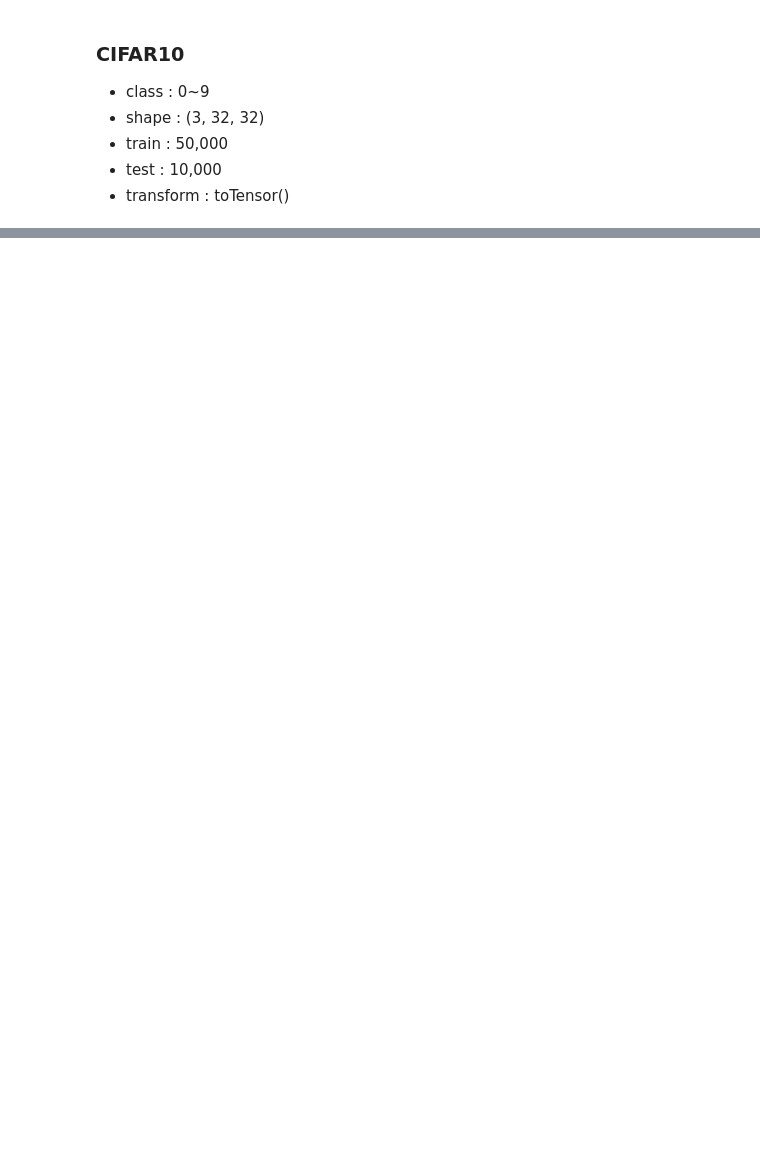
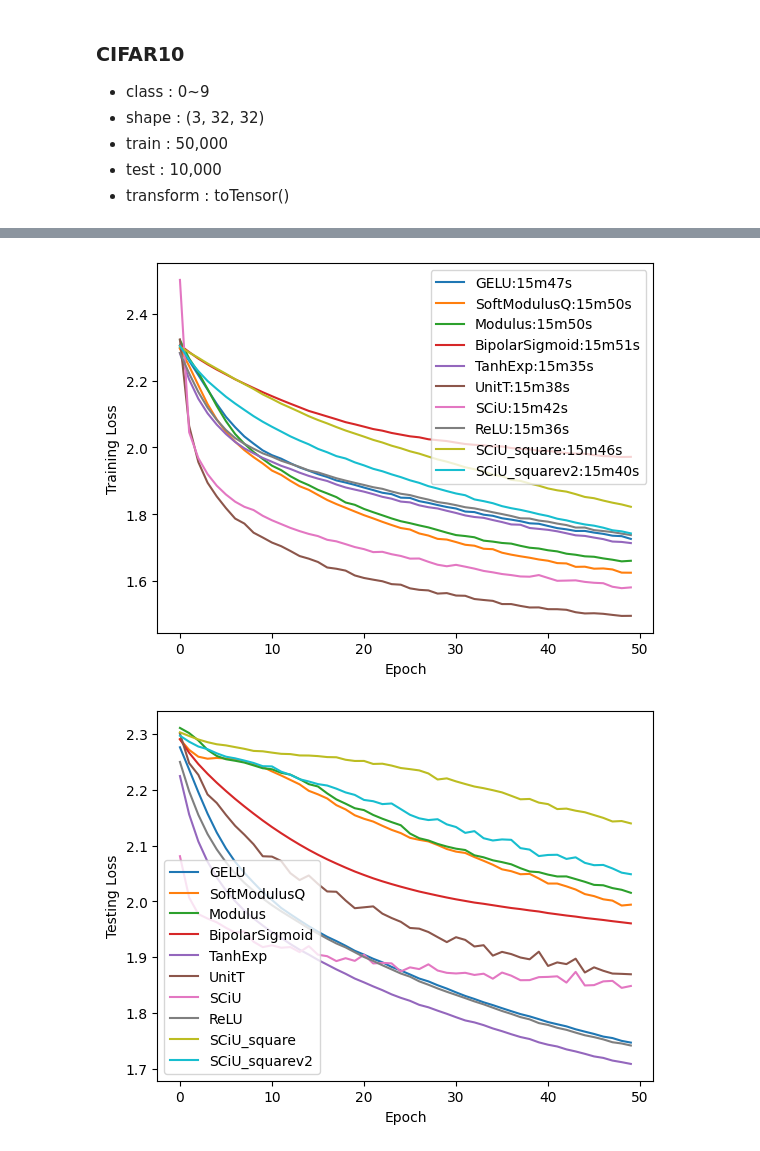
Before and after one commit to yeeca0101/experiments, a Jupyter notebook: dev_lab.ipynb, the cells around one changed output, grey strips where cells are left out. Cells and saved outputs as stored; diff of their text form; code cells hidden in the pictures; blank space fills up the shorter version.

```diff
--- a/dev_lab.ipynb
+++ b/dev_lab.ipynb
@@ -193,8 +147,28 @@ test_loader = DataLoader(dataset=test_dataset, batch_size=2048, shuffle=False)
+# %%
+from torchvision import transforms
+
+transform_train = transforms.Compose([
+    transforms.RandomCrop(32, padding=4),
+    transforms.RandomHorizontalFlip(),
+    transforms.ToTensor(),
+    transforms.Normalize((0.4914, 0.4822, 0.4465), (0.2023, 0.1994, 0.2010)),
+])
+
+transform_test = transforms.Compose([
+    transforms.ToTensor(),
+    transforms.Normalize((0.4914, 0.4822, 0.4465), (0.2023, 0.1994, 0.2010)),
+])
+
+train_dataset = CIFAR10(train=True,transform=transform_train)
+test_dataset = CIFAR10(train=False,transform=transform_test)
+
+train_loader = DataLoader(dataset=train_dataset, batch_size=2048, shuffle=True,num_workers=2)
+test_loader = DataLoader(dataset=test_dataset, batch_size=2048, shuffle=False,num_workers=2)
 # %%
 # model : BasicMLP
 model_kwargs = {
-    'input_size': 784,
-    'hidden_size': 128,
+    'input_size': 3*32*32,
+    'hidden_size': 76,
     'num_classes': 10
 }
 
@@ -209,4 +183,5 @@ trainer = Trainer(model_card=model_card,
 
 trainer.run_pipline(acts,
                     num_epochs=num_epochs,
-                    experiments_dir=os.path.join(experiments_dir,model_card.name))
+                    experiments_dir=os.path.join(experiments_dir+'/cifar10',model_card.name))
+# %% [output]
@@ -212,0 +205,2 @@ trainer.run_pipline(acts,
+[figure, added]
+[figure, added]
```
Also changed, not shown: parts of 15 cells of this notebook, 3 other files.
